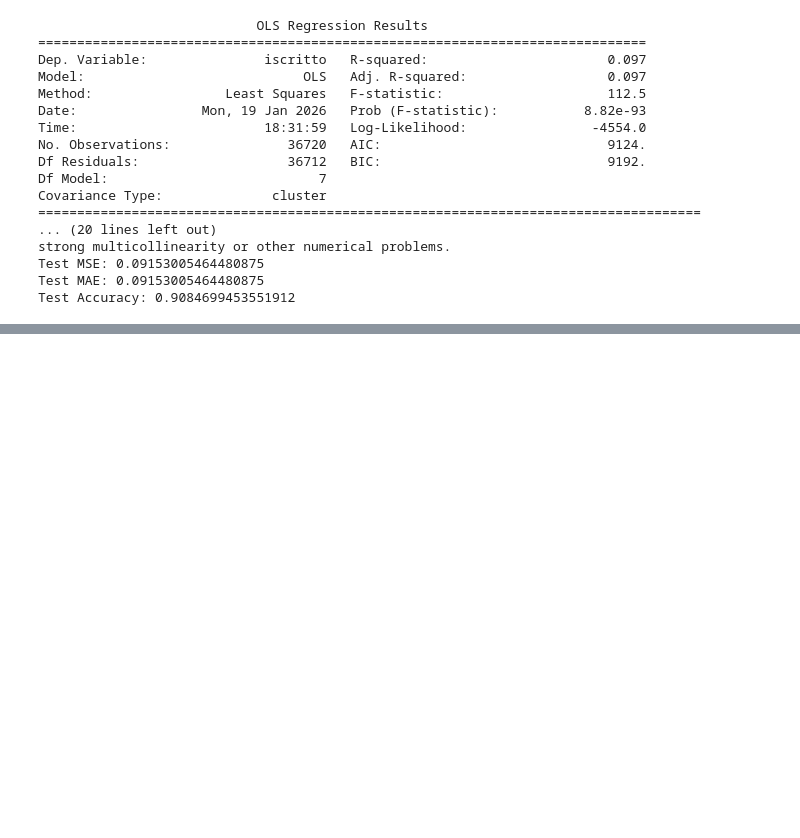
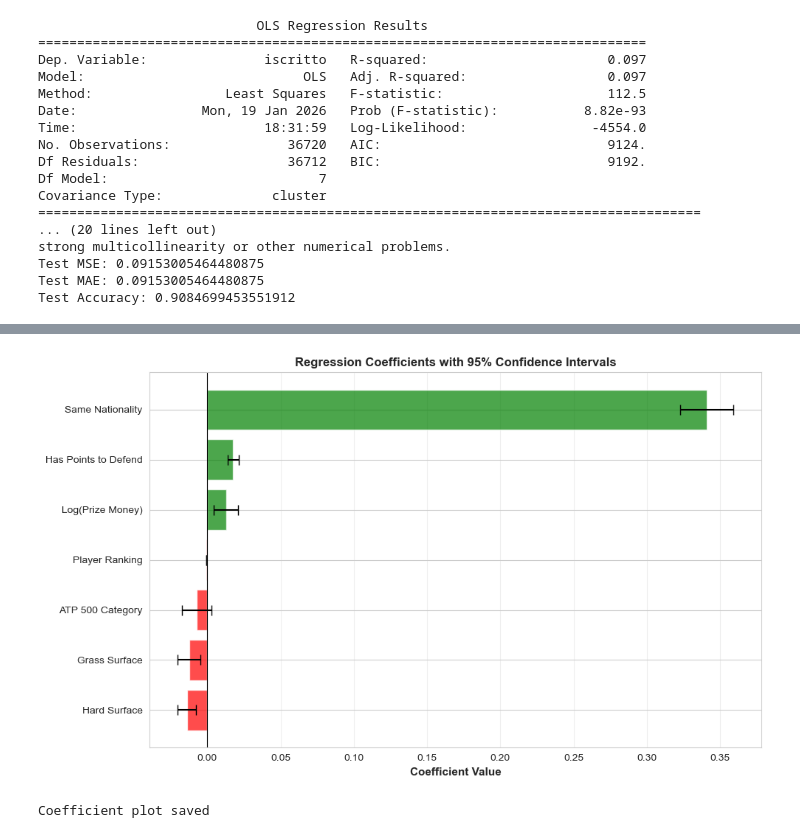
Before and after one commit to lorenzoGrivet/atp_project_CONSEGNA, a Jupyter notebook: regression.ipynb, the cells around one changed output, grey strips where cells are left out. Cells and saved outputs as stored; diff of their text form; code cells hidden in the pictures; blank space fills up the shorter version.

```diff
--- a/regression.ipynb
+++ b/regression.ipynb
@@ -496,0 +214,49 @@ $$\hat{\text{iscritto}}_{\text{binary}} = \begin{cases} 1 & \text{if } \hat{\tex
+# %%
+import matplotlib.pyplot as plt
+import seaborn as sns
+import numpy as np
+from sklearn.metrics import confusion_matrix, ConfusionMatrixDisplay
+
+# Set style
+sns.set_style("whitegrid")
+plt.rcParams['figure.figsize'] = (15, 12)
+
+# ===== 1. COEFFICIENT PLOT =====
+fig, ax = plt.subplots(figsize=(10, 6))
+
+# Estrai coefficienti (escludi constant)
+coef_data = result.params[1:].sort_values()
+errors = result.bse[1:][coef_data.index]
+
+# Nomi leggibili
+coef_names = {
+    'Rank': 'Player Ranking',
+    'TotPrizeMoney_log': 'Log(Prize Money)',
+    'Same_Nationality': 'Same Nationality',
+    'ha_pts_def': 'Has Points to Defend',
+    'Surface_Grass': 'Grass Surface',
+    'Surface_Hard': 'Hard Surface',
+    'EventType_500': 'ATP 500 Category'
+}
+
+y_pos = np.arange(len(coef_data))
+colors = ['green' if x > 0 else 'red' for x in coef_data.values]
+
+ax.barh(y_pos, coef_data.values, xerr=errors.values,
+        color=colors, alpha=0.7, capsize=5)
+ax.set_yticks(y_pos)
+ax.set_yticklabels([coef_names.get(name, name) for name in coef_data.index])
+ax.axvline(x=0, color='black', linestyle='-', linewidth=0.8)
+ax.set_xlabel('Coefficient Value', fontsize=11, fontweight='bold')
+ax.set_title('Regression Coefficients with 95% Confidence Intervals',
+             fontsize=12, fontweight='bold')
+ax.grid(axis='x', alpha=0.3)
+
+plt.tight_layout()
+plt.savefig('plots/01_coefficient_plot.png', dpi=300, bbox_inches='tight')
+plt.show()
+
+print("Coefficient plot saved")
+# %% [output]
+[figure, added]
+Coefficient plot saved
```
Also changed, not shown: parts of 3 cells of this notebook, 1 other file.
